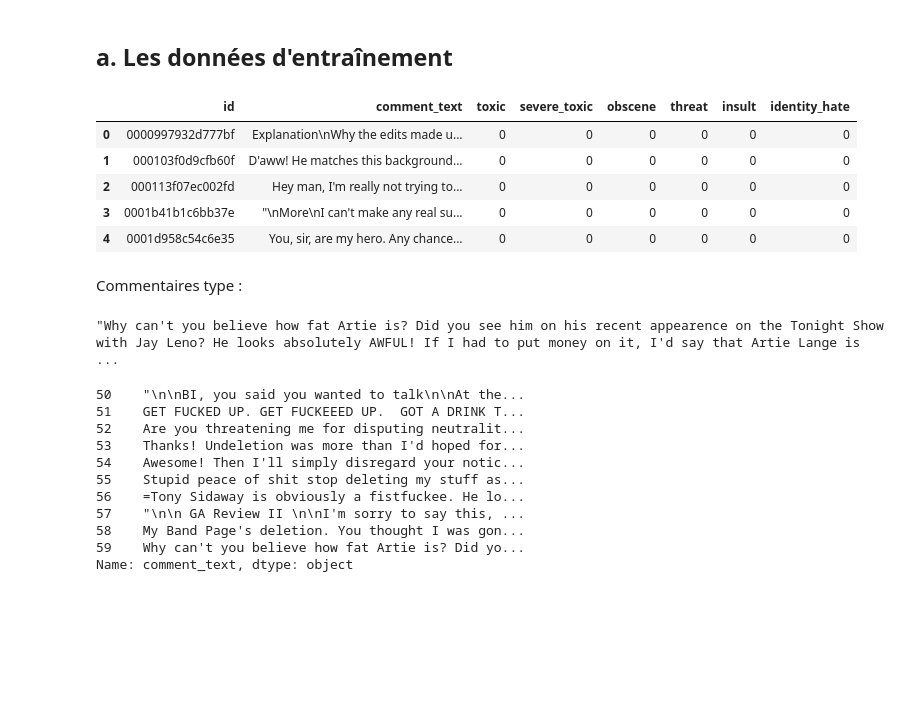
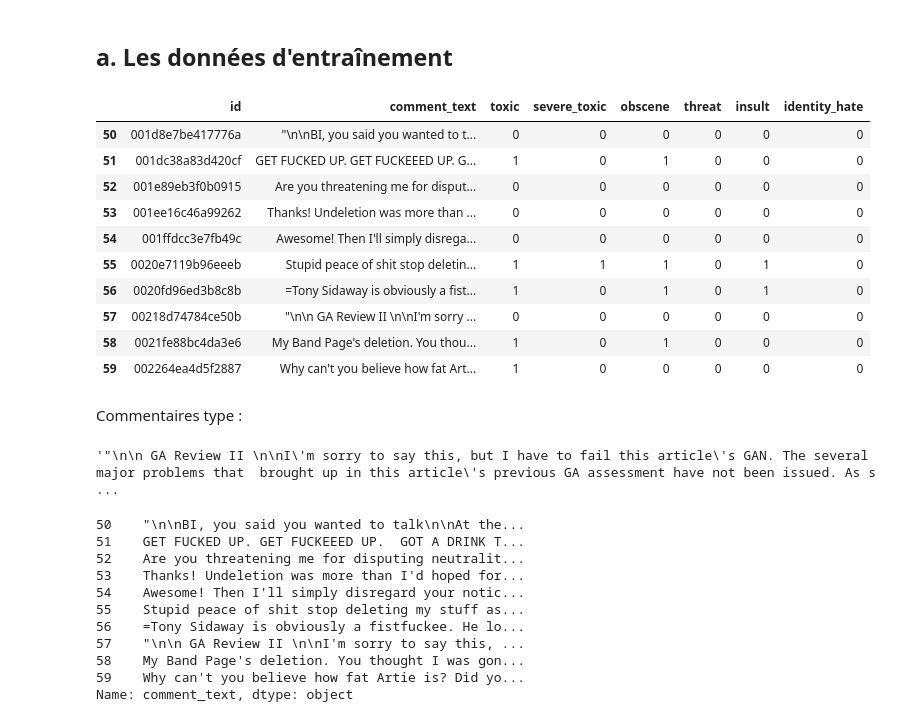
Before and after one commit to GatienVilain/Toxic-Comment-classification, a Jupyter notebook: Classification_commentaires_toxiques.ipynb, the cells around one changed output. Drawn from its saved outputs; the diff is of its cells as text; code cells hidden in the pictures; blank space fills up the shorter version.

Commit message:
améliore les commentaire

```diff
--- a/Classification_commentaires_toxiques.ipynb
+++ b/Classification_commentaires_toxiques.ipynb
@@ -39,21 +39,26 @@ data_test = pd.merge(data_test, data_test_labels, on = ['id'])
 # Etude du jeu de données
 # %% [markdown]
 ## a. Les données d'entraînement
-# %%
-data_train.head()
-# %% [output]
-|  | id | comment_text | toxic | severe_toxic | obscene | threat | insult | identity_hate |
-| 0 | 0000997932d777bf | Explanation\nWhy the edits made u... | 0 | 0 | 0 | 0 | 0 | 0 |
-| 1 | 000103f0d9cfb60f | D'aww! He matches this background... | 0 | 0 | 0 | 0 | 0 | 0 |
-| 2 | 000113f07ec002fd | Hey man, I'm really not trying to... | 0 | 0 | 0 | 0 | 0 | 0 |
-| 3 | 0001b41b1c6bb37e | "\nMore\nI can't make any real su... | 0 | 0 | 0 | 0 | 0 | 0 |
-| 4 | 0001d958c54c6e35 | You, sir, are my hero. Any chance... | 0 | 0 | 0 | 0 | 0 | 0 |
+# %%
+data_train[50:60]
+# %% [output]
+|  | id | comment_text | toxic | severe_toxic | obscene | threat | insult | identity_hate |
+| 50 | 001d8e7be417776a | "\n\nBI, you said you wanted to t... | 0 | 0 | 0 | 0 | 0 | 0 |
+| 51 | 001dc38a83d420cf | GET FUCKED UP. GET FUCKEEED UP. G... | 1 | 0 | 1 | 0 | 0 | 0 |
+| 52 | 001e89eb3f0b0915 | Are you threatening me for disput... | 0 | 0 | 0 | 0 | 0 | 0 |
+| 53 | 001ee16c46a99262 | Thanks! Undeletion was more than ... | 0 | 0 | 0 | 0 | 0 | 0 |
+| 54 | 001ffdcc3e7fb49c | Awesome! Then I'll simply disrega... | 0 | 0 | 0 | 0 | 0 | 0 |
+| 55 | 0020e7119b96eeeb | Stupid peace of shit stop deletin... | 1 | 1 | 1 | 0 | 1 | 0 |
+| 56 | 0020fd96ed3b8c8b | =Tony Sidaway is obviously a fist... | 1 | 0 | 1 | 0 | 1 | 0 |
+| 57 | 00218d74784ce50b | "\n\n GA Review II \n\nI'm sorry ... | 0 | 0 | 0 | 0 | 0 | 0 |
+| 58 | 0021fe88bc4da3e6 | My Band Page's deletion. You thou... | 1 | 0 | 1 | 0 | 0 | 0 |
+| 59 | 002264ea4d5f2887 | Why can't you believe how fat Art... | 1 | 0 | 0 | 0 | 0 | 0 |
 # %% [markdown]
 Commentaires type :
 # %%
-data_train['comment_text'][59]
+data_train['comment_text'][57]
 # %% [output]
-"Why can't you believe how fat Artie is? Did you see him on his recent appearence on the Tonight Show with Jay Leno? He looks absolutely AWFUL! If I had to put money on it, I'd say that Artie Lange is ...
+'"\n\n GA Review II \n\nI\'m sorry to say this, but I have to fail this article\'s GAN. The several major problems that  brought up in this article\'s previous GA assessment have not been issued. As s ...
 # %%
 data_train['comment_text'][50:60]
 # %% [output]
```
Also changed, not shown: parts of 7 cells of this notebook.
